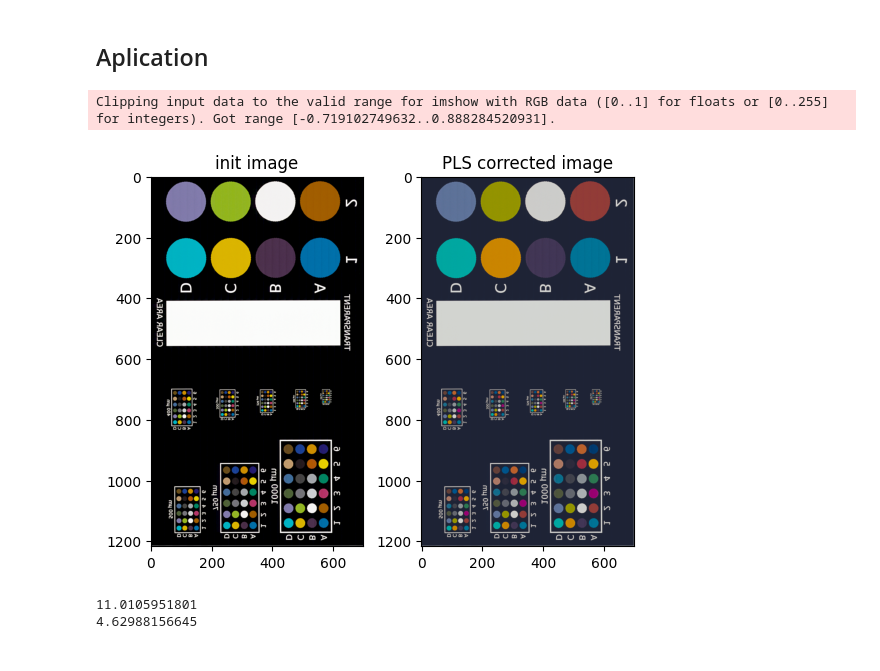
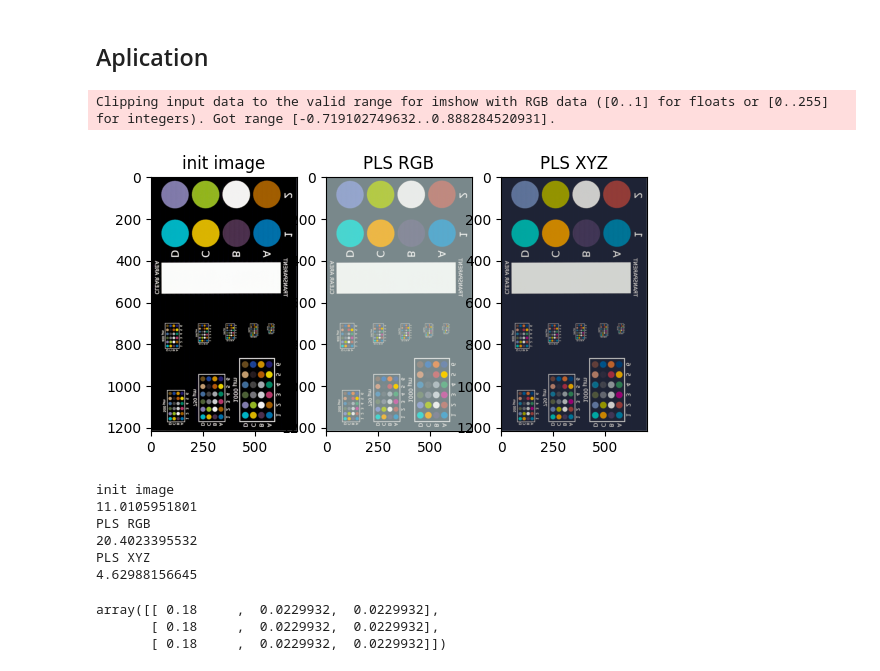
Before and after one commit to slendersold/colour_project, a Jupyter notebook: CCexps.ipynb, the cells around one changed output. Drawn from its saved outputs; the diff is of its cells as text; code cells hidden in the pictures.

```diff
--- a/CCexps.ipynb
+++ b/CCexps.ipynb
@@ -15,22 +15,29 @@ from colour.models.rgb import RGB_COLOURSPACES, RGB_to_XYZ
 global_dir = "/uftp/src/"
 rw = RawDataParser(reference_basepath=f"{global_dir}calibration_data/")
 SRGB_COLSPACE = RGB_COLOURSPACES["sRGB"]
+NTSC_COLSPACE = RGB_COLOURSPACES["NTSC (1987)"]
 # %%
-def image_read(sector, g1, g2, g3):
-    store = tifffile.imread(
-        f"{global_dir}palettes/Calib_{sector}_{g1}_{g2}_{g3}_202402.tif", aszarr=True
-    )
+def image_read(img, level, gammas):
+    store = tifffile.imread(img, aszarr=True)
     zarr_pyramids = zarr.open(store, mode="r")
-    image = np.array(zarr_pyramids[3]) / 255
-    gammas = [(g1 / 10), (g2 / 10), (g3 / 10)]
+    image = np.array(zarr_pyramids[level]) / 255
     image_revert = apply_gammaCorr(image, gammas)
     return image_revert
 # %%
 def coords_read(sz):
     return pd.read_csv(f"{global_dir}saved_coords/manual/huron0224/{sz}um_coords.csv")
 # %%
-images = {"R1_111": image_read("R1", 10, 10, 10)}
+images = {
+    "R1_111": image_read(
+        f"{global_dir}palettes/Calib_R1_10_10_10_202402.tif", 3, [1.0, 1.0, 1.0]
+    ),
+    "Polaris": image_read(
+        f"{global_dir}palettes/Calib_Polaris_Scan3.qptiff", 6, [1.8, 1.8, 1.8]
+    ),
+}
 images["R1_111_XYZ"] = RGB_to_XYZ(RGB=images["R1_111"], colourspace=SRGB_COLSPACE)
+
+images["Polaris_XYZ"] = RGB_to_XYZ(RGB=images["R1_111"], colourspace=NTSC_COLSPACE)
 rads = {
     "4150": 40,
     "1000": 10,
@@ -54,6 +61,8 @@ coords = {
     "200": coords_read(200),
     "150": coords_read(150),
     "CA1000": coords_read("CA1000"),
+    "BlackPolaris": pd.DataFrame(data={"X": [400], "Y": [900]}),
+    "BlackHuron": pd.DataFrame(data={"X": [400], "Y": [620]}),
 }
 # %% [output]
 <tifffile.TiffPage 6 @11318147692> missing data offset tag
@@ -169,20 +188,25 @@ array([[[ 0.12127908,  0.14039498,  0.21077579],
 # %% [markdown]
 ## Aplication
 # %%
-name_list = [["R1_111", "init image"], ["corR1_111_RGB", "PLS RGB"], ["corR1_111_XYZ", "PLS XYX"]]
+name_list = [
+    ["R1_111", "init image"],
+    ["corR1_111_RGB", "PLS RGB"],
+    ["corR1_111_XYZ", "PLS XYZ"],
+]
 
-f, axarr = plt.subplots(1, 2)
+f, axarr = plt.subplots(1, 3)
 for i, vector in enumerate(name_list):
     axarr[i].imshow(SRGB_COLSPACE.cctf_encoding(images[vector[0]]))
     axarr[i].set_title(vector[1])
 # %% [output]
 Clipping input data to the valid range for imshow with RGB data ([0..1] for floats or [0..255] for integers). Got range [-0.719102749632..0.888284520931].
-[figure, old version]
+[figure, new version]
 # %%
 for i, vector in enumerate(name_list):
     CA = calc_rectangle(images[vector[0]], coords["CA1000"], rads["CA1000"])
     slide = calc_rectangle(images[vector[0]], coords["1000"], rads["1000"])
     colour_arrays[vector[0]] = calc_slide(CA, slide)
+    print(vector[1])
     print(
         np.mean(
             calculate_delta_E(
@@ -192,5 +216,9 @@ for i, vector in enumerate(name_list):
         )
     )
 # %% [output]
+init image
 11.0105951801
+PLS RGB
+20.4023395532
+PLS XYZ
 4.62988156645
@@ -196,0 +227,13 @@ for i, vector in enumerate(name_list):
+# %%
+gamma_function(
+    [
+        [0.022993204992707, 0.022993204992707, 0.022993204992707],
+        [0.022993204992707, 0.022993204992707, 0.022993204992707],
+        [0.022993204992707, 0.022993204992707, 0.022993204992707],
+    ],
+    [1.0 / 2.2, 1.0 / 1.0, 1.0 / 1.0],
+)
+# %% [output]
+array([[ 0.18     ,  0.0229932,  0.0229932],
+       [ 0.18     ,  0.0229932,  0.0229932],
+       [ 0.18     ,  0.0229932,  0.0229932]])
```
Also changed, not shown: parts of 4 cells of this notebook, 7 other files.
